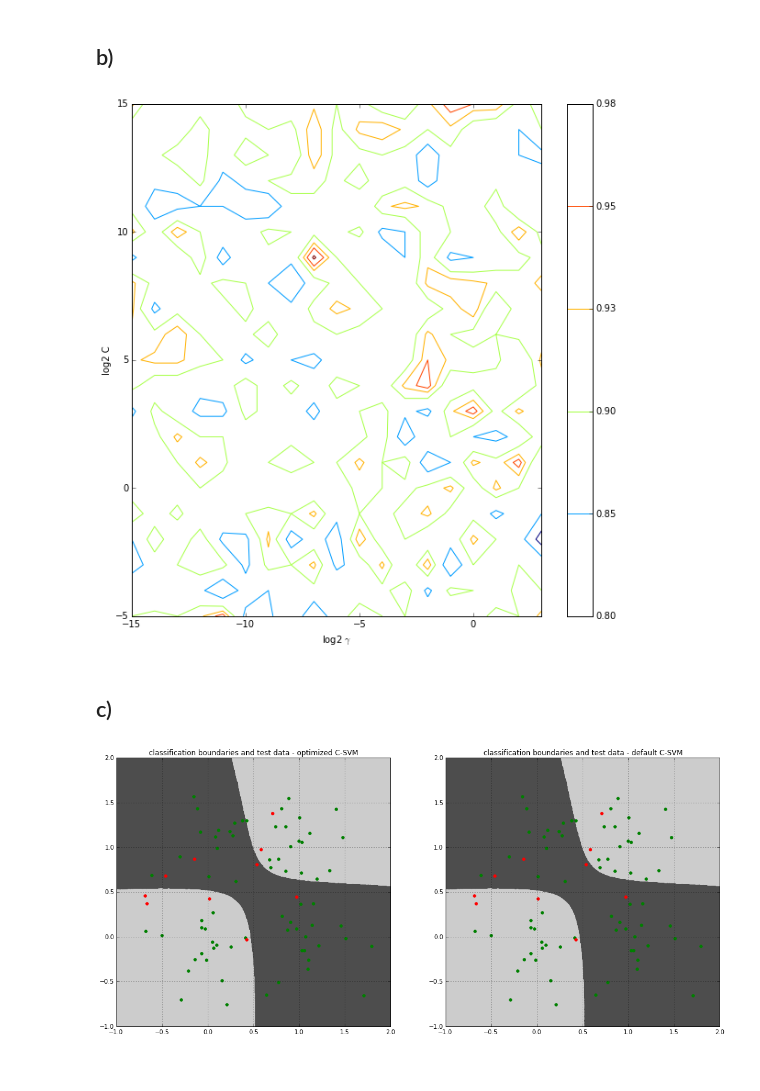
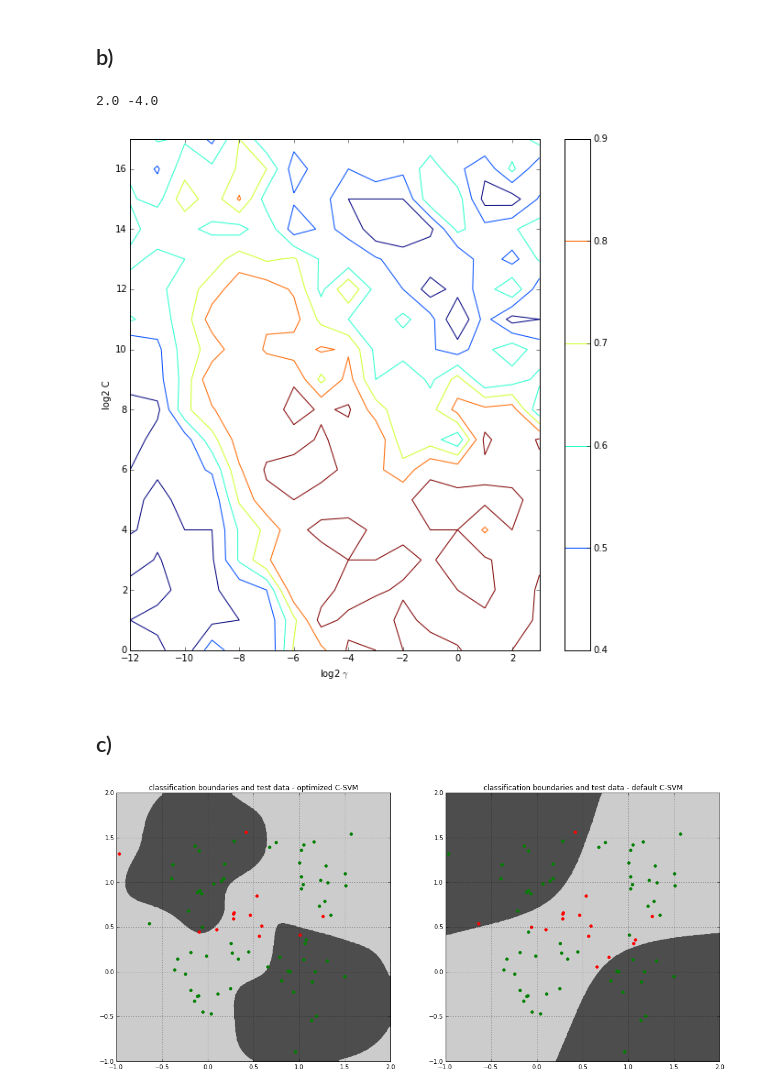
Before and after one commit to hielsnoppe/edu-mi1, a Jupyter notebook: ex9/93_94.ipynb, the cells around one changed output. Drawn from its saved outputs; the diff is of its cells as text; code cells hidden in the pictures.

```diff
--- a/ex9/93_94.ipynb
+++ b/ex9/93_94.ipynb
@@ -45,13 +45,11 @@ plt.grid()
 ## a)
 # %%
 # C-SVC
-clf = SVC()
-clf.fit(data_training[:,:2],data_training[:,2])
-
-SVC(C=1.0, cache_size=200, class_weight=None, coef0=0.0,
+clf = SVC(C=1.0, cache_size=200, class_weight=None, coef0=0.0,
     decision_function_shape=None, degree=3, gamma='auto', kernel='rbf',
     max_iter=-1, probability=False, random_state=None, shrinking=True,
     tol=0.001, verbose=False)
+clf.fit(data_training[:,:2],data_training[:,2])
 # %% [output]
 SVC(C=1.0, cache_size=200, class_weight=None, coef0=0.0,
   decision_function_shape=None, degree=3, gamma='auto', kernel='rbf',
@@ -101,9 +99,10 @@ print(EmpRisk)
 # 9.4)
 ## a)
 # %%
+import sys
 ## defining parameter sequences
-Ci = np.power(2*np.ones(21),np.array(range(21))-5.0)
-gammaj = np.power(2*np.ones(19),np.array(range(19))-15.0)
+Ci = np.power(2*np.ones(18),np.array(range(18))-0.0)
+gammaj = np.power(2*np.ones(16),np.array(range(16))-12.0)
 
 ## prepare test/ training data
 v = len(Ci)*len(gammaj)
@@ -117,12 +116,11 @@ results = np.zeros((v,3)) # store EmpRisk for each combination of C and gamma
 ## functions for C-SVM
 
 def CSVM_training(X,Y,Ci,gammaj):
-    clf = SVC()
+    clf = SVC(C = Ci, cache_size=1000, class_weight=None, coef0=0.0,
+    decision_function_shape=None, degree=3,gamma = gammaj, kernel='rbf',
+    max_iter=5000, probability=False, random_state=None, shrinking=True,
+    tol=0.005, verbose=False)
     clf.fit(X,Y)
-    SVC(C = Ci, cache_size=200, class_weight=None, coef0=0.0,
-    decision_function_shape=None, degree=3,gamma = gammaj, kernel='rbf',
-    max_iter=-1, probability=False, random_state=None, shrinking=True,
-    tol=0.001, verbose=False)
     return clf
 
 def CSVM_test(X,Y,clf):
@@ -140,21 +138,14 @@ ind_2 = 80
 
 for i in range(len(Ci)):
     for j in range(len(gammaj)):
-
-        X_test = vdata[ind_1:ind_2,:2]
-        Y_test = vdata[ind_1:ind_2,2]
-        X_training = np.vstack([vdata[:ind_1,:2],vdata[ind_2:,:2]])
-        Y_training = np.concatenate([vdata[:ind_1,2],vdata[ind_2:,2]])
-
-        clf = CSVM_training(X_training,Y_training,Ci[i],gammaj[j])
-        EmpR = CSVM_test(X_test,Y_test,clf)
-
+        clf = CSVM_training(np.vstack([vdata[:ind_1,:2],vdata[ind_2:,:2]]),np.concatenate([vdata[:ind_1,2],vdata[ind_2:,2]]),Ci[i],gammaj[j])
+        EmpR = CSVM_test(vdata[ind_1:ind_2,:2],vdata[ind_1:ind_2,2],clf)
         results[n,:] = [Ci[i],gammaj[j],EmpR]
-
         if EmpR<EmpRmin:
             EmpRmin = EmpR
             clf_opt = clf
-
+        print(n)
+        sys.stdout.flush()
         n = n+1
         ind_1 = ind_1+80
         ind_2 = ind_2+80
@@ -172,24 +182,26 @@ print(EmpRmin)
 # %%
 from matplotlib import colors, ticker, cm
 
 x = np.log2(gammaj)
 y = np.log2(Ci)
 z = np.subtract(1,results[:,2])
 Z = np.reshape(z,(len(Ci),len(gammaj)))
 
 plt.figure(figsize=(10,10))
-levels = np.array([0.8, 0.85, 0.9, 0.93, 0.95, 0.98])
-plt.contour(x,y,Z,levels)
+#levels = np.array([0.8, 0.85, 0.9, 0.93, 0.95, 0.98])
+plt.contour(x,y,Z)
 plt.xlabel('log2 $\gamma$')
 plt.ylabel('log2 C')
 cbar = plt.colorbar()
 
 
 OPT = results[np.argmax(z),:2]
 Copt = OPT[0]
 gammaopt = OPT[1]
+print(np.log2(Copt),np.log2(gammaopt))
 # %% [output]
+2.0 -4.0
-[figure, old version]
+[figure, new version]
 # %% [markdown]
 ## c)
 # %%
@@ -227,4 +239,4 @@ plt.ylim((-1,2))
 plt.title('classification boundaries and test data - optimized C-SVM')
 plt.grid()
 # %% [output]
-[figure, old version]
+[figure, new version]
```
Also changed, not shown: parts of 3 cells of this notebook.
